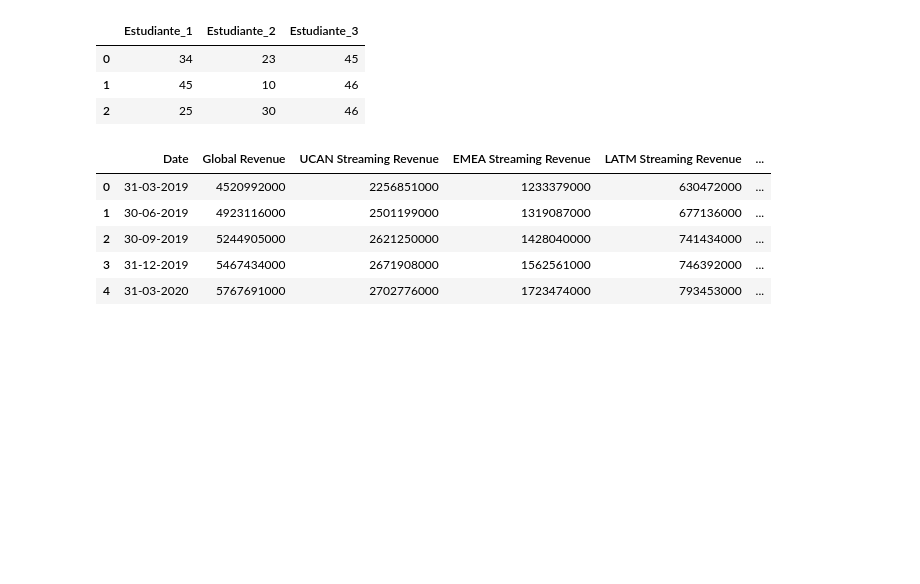
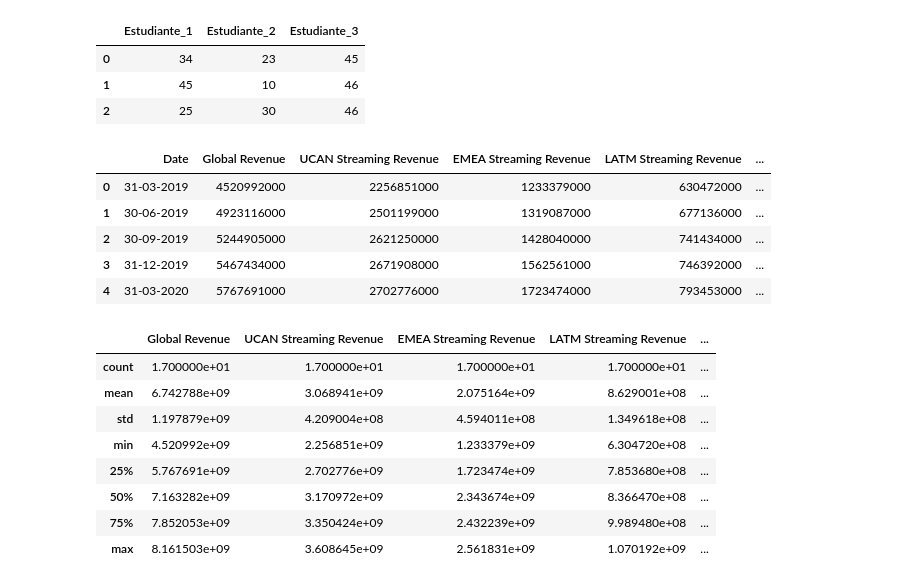
Before and after one commit to galindovil/Dataframe, a Jupyter notebook: Untitled1.ipynb, the cells around one changed output. Drawn from its saved outputs; the diff is of its cells as text; code cells hidden in the pictures; blank space fills up the shorter version.

```diff
--- a/Untitled1.ipynb
+++ b/Untitled1.ipynb
@@ -174,3 +174,15 @@ miNetflix.head()
 | 2 | 30-09-2019 | 5244905000 | 2621250000 | 1428040000 | 741434000 | ... |
 | 3 | 31-12-2019 | 5467434000 | 2671908000 | 1562561000 | 746392000 | ... |
 | 4 | 31-03-2020 | 5767691000 | 2702776000 | 1723474000 | 793453000 | ... |
+# %%
+miNetflix.describe()
+# %% [output]
+|  | Global Revenue | UCAN Streaming Revenue | EMEA Streaming Revenue | LATM Streaming Revenue | ... |
+| count | 1.700000e+01 | 1.700000e+01 | 1.700000e+01 | 1.700000e+01 | ... |
+| mean | 6.742788e+09 | 3.068941e+09 | 2.075164e+09 | 8.629001e+08 | ... |
+| std | 1.197879e+09 | 4.209004e+08 | 4.594011e+08 | 1.349618e+08 | ... |
+| min | 4.520992e+09 | 2.256851e+09 | 1.233379e+09 | 6.304720e+08 | ... |
+| 25% | 5.767691e+09 | 2.702776e+09 | 1.723474e+09 | 7.853680e+08 | ... |
+| 50% | 7.163282e+09 | 3.170972e+09 | 2.343674e+09 | 8.366470e+08 | ... |
+| 75% | 7.852053e+09 | 3.350424e+09 | 2.432239e+09 | 9.989480e+08 | ... |
+| max | 8.161503e+09 | 3.608645e+09 | 2.561831e+09 | 1.070192e+09 | ... |
```
Also changed, not shown: parts of 10 cells of this notebook.
